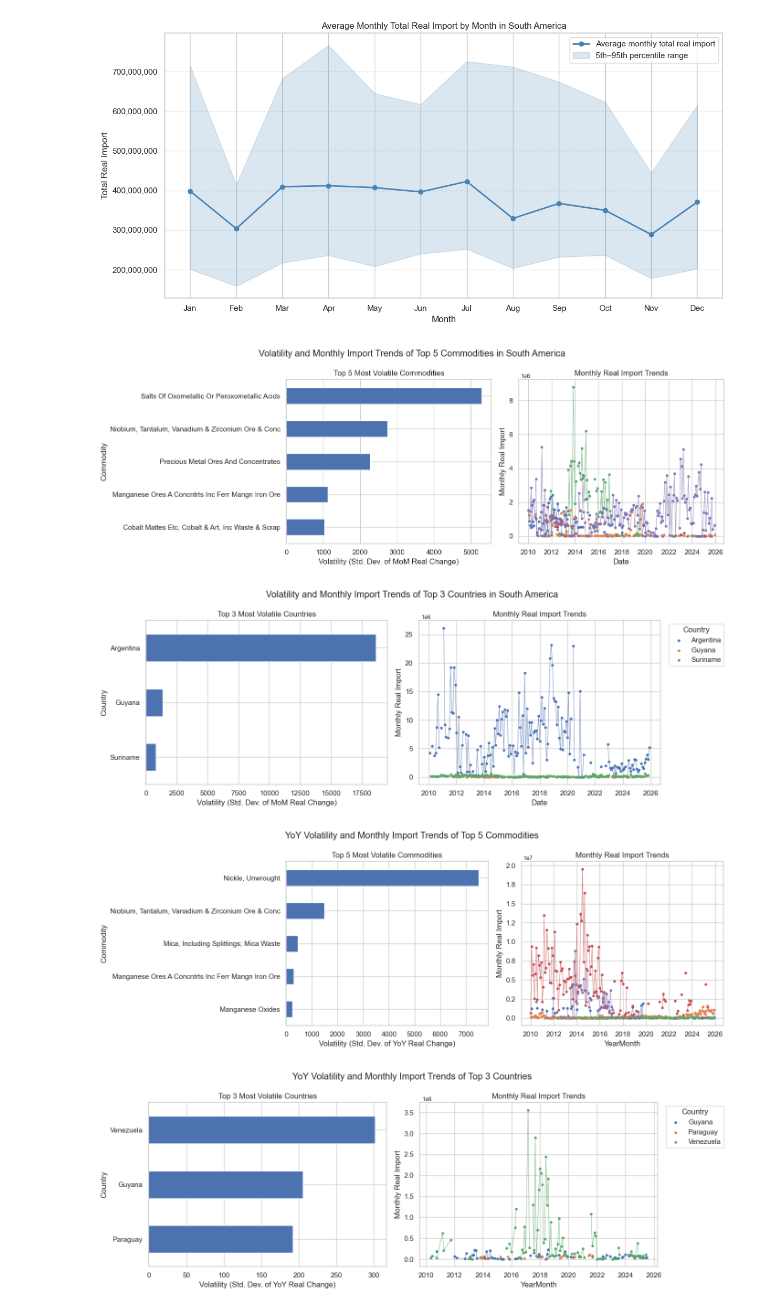
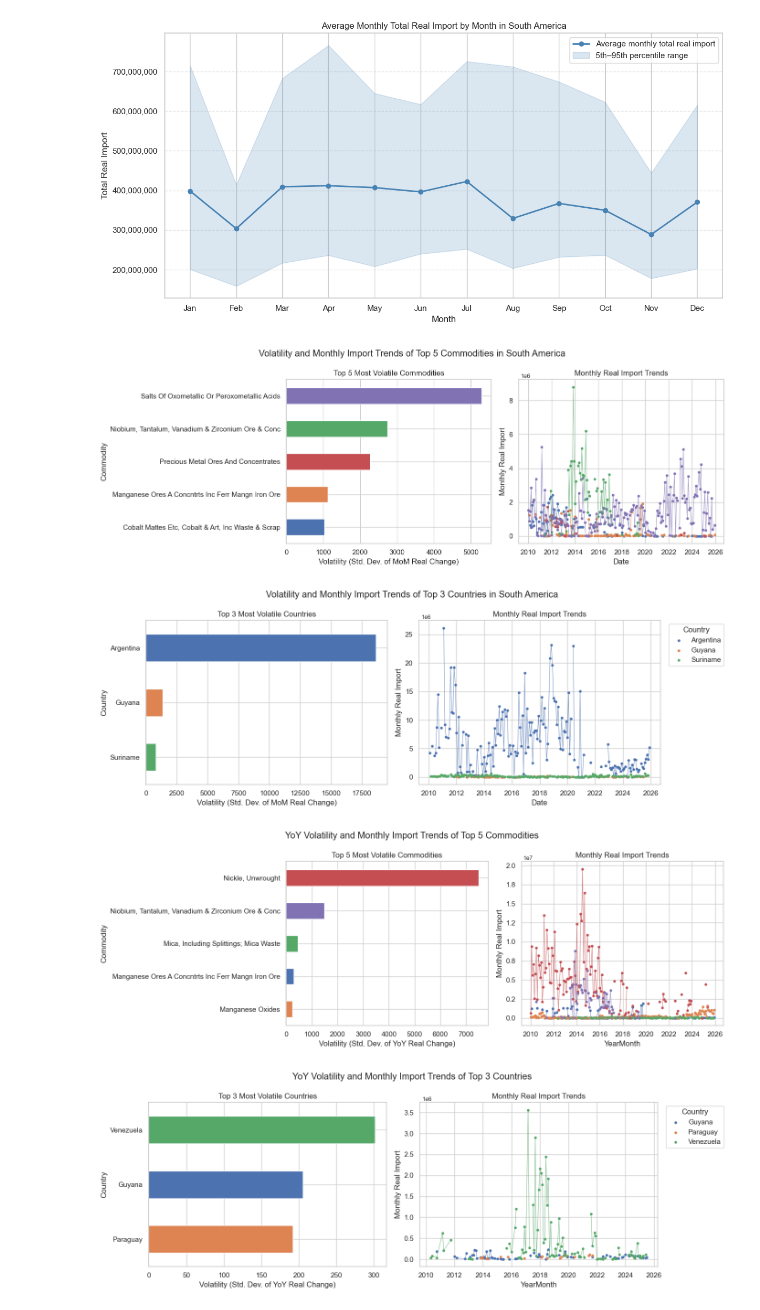
Before and after one commit to rutvikarnik5/Seed2s-Reveal-Unified-Methodology, a Jupyter notebook: Prospective Team/Data/Processed/south_america_visualizations.ipynb, the cells around one changed output. Cells and saved outputs as stored; diff of their text form; code cells hidden in the pictures.

Commit message:
fixed visuals 2

```diff
--- a/Prospective Team/Data/Processed/south_america_visualizations.ipynb
+++ b/Prospective Team/Data/Processed/south_america_visualizations.ipynb
@@ -549,9 +549,7 @@ mom_commodity = (
     .sort_index()
     .pct_change() * 100
 )
-
 volatility_commodity = mom_commodity.std().sort_values(ascending=False).head(5)
-
 top5_vol_names = volatility_commodity.index.tolist()
 top5_vol_ts = (
     df[df["Commodity Name"].isin(top5_vol_names)]
@@ -561,32 +559,30 @@ top5_vol_ts = (
     .sort_index()
 )
 
+colors = plt.rcParams["axes.prop_cycle"].by_key()["color"]
+
 fig, axes = plt.subplots(1, 2, figsize=(14, 5))
 fig.suptitle("Volatility and Monthly Import Trends of Top 5 Commodities in South America")
 
-# left: horizontal bar
-volatility_commodity[::-1].plot(kind="barh", ax=axes[0])
+color_map = {col: colors[i] for i, col in enumerate(top5_vol_ts.columns)}
+bar_colors = [color_map[c] for c in volatility_commodity[::-1].index]
+volatility_commodity[::-1].plot(kind="barh", ax=axes[0], color=bar_colors)
 axes[0].set_title("Top 5 Most Volatile Commodities")
 axes[0].set_xlabel("Volatility (Std. Dev. of MoM Real Change)")
 axes[0].set_ylabel("Commodity")
 
-# right: scatter/line per commodity
-colors = plt.rcParams["axes.prop_cycle"].by_key()["color"]
 for i, col in enumerate(top5_vol_ts.columns):
     axes[1].plot(top5_vol_ts.index, top5_vol_ts[col], linewidth=0.8,
                  color=colors[i], alpha=0.7)
-    axes[1].scatter(top5_vol_ts.index, top5_vol_ts[col], s=10,
-                    color=colors[i])
+    axes[1].scatter(top5_vol_ts.index, top5_vol_ts[col], s=10, color=colors[i])
 
 axes[1].set_title("Monthly Real Import Trends")
 axes[1].set_xlabel("Date")
 axes[1].set_ylabel("Monthly Real Import")
 axes[1].yaxis.set_major_formatter(mticker.FuncFormatter(lambda x, _: f"{x/1e6:.0f}"))
 axes[1].text(0.01, 1.01, "1e6", transform=axes[1].transAxes, fontsize=9)
-
 plt.tight_layout()
 plt.show()
-
 
 # ── Volatility: Top 3 Countries ────────────────────────────────────────────
 mom_country = (
@@ -596,9 +592,7 @@ mom_country = (
     .sort_index()
     .pct_change() * 100
 )
-
 volatility_country = mom_country.std().sort_values(ascending=False).head(3)
-
 top3_vol_country_names = volatility_country.index.tolist()
 top3_vol_country_ts = (
     df[df["Country"].isin(top3_vol_country_names)]
@@ -611,13 +605,13 @@ top3_vol_country_ts = (
 fig, axes = plt.subplots(1, 2, figsize=(14, 5))
 fig.suptitle("Volatility and Monthly Import Trends of Top 3 Countries in South America")
 
-# left: horizontal bar
-volatility_country[::-1].plot(kind="barh", ax=axes[0])
+country_color_map = {col: colors[i] for i, col in enumerate(top3_vol_country_ts.columns)}
+country_bar_colors = [country_color_map[c] for c in volatility_country[::-1].index]
+volatility_country[::-1].plot(kind="barh", ax=axes[0], color=country_bar_colors)
 axes[0].set_title("Top 3 Most Volatile Countries")
 axes[0].set_xlabel("Volatility (Std. Dev. of MoM Real Change)")
 axes[0].set_ylabel("Country")
 
-# right: scatter/line per country
 for i, col in enumerate(top3_vol_country_ts.columns):
     axes[1].plot(top3_vol_country_ts.index, top3_vol_country_ts[col],
                  linewidth=0.8, color=colors[i], alpha=0.7)
@@ -630,12 +624,11 @@ axes[1].set_ylabel("Monthly Real Import")
 axes[1].yaxis.set_major_formatter(mticker.FuncFormatter(lambda x, _: f"{x/1e6:.0f}"))
 axes[1].text(0.01, 1.01, "1e6", transform=axes[1].transAxes, fontsize=9)
 axes[1].legend(title="Country", bbox_to_anchor=(1.02, 1), loc="upper left")
-
 plt.tight_layout()
 plt.show()
 # %% [output]
-[figure, old version]
+[figure, new version]
-[figure, old version]
+[figure, new version]
 # %%
 # ── YoY Volatility: Top 5 Commodities ─────────────────────────────────────
 yoy_commodity = (
@@ -645,9 +638,7 @@ yoy_commodity = (
     .sort_index()
     .pct_change() * 100
 )
-
 yoy_vol_commodity = yoy_commodity.std().sort_values(ascending=False).head(5)
-
 top5_yoy_names = yoy_vol_commodity.index.tolist()
 top5_yoy_ts = (
     df[df["Commodity Name"].isin(top5_yoy_names)]
@@ -657,15 +648,18 @@ top5_yoy_ts = (
     .sort_index()
 )
 
+colors = plt.rcParams["axes.prop_cycle"].by_key()["color"]
+
 fig, axes = plt.subplots(1, 2, figsize=(14, 5))
 fig.suptitle("YoY Volatility and Monthly Import Trends of Top 5 Commodities")
 
-yoy_vol_commodity[::-1].plot(kind="barh", ax=axes[0])
+yoy_color_map = {col: colors[i] for i, col in enumerate(top5_yoy_ts.columns)}
+yoy_bar_colors = [yoy_color_map[c] for c in yoy_vol_commodity[::-1].index]
+yoy_vol_commodity[::-1].plot(kind="barh", ax=axes[0], color=yoy_bar_colors)
 axes[0].set_title("Top 5 Most Volatile Commodities")
 axes[0].set_xlabel("Volatility (Std. Dev. of YoY Real Change)")
 axes[0].set_ylabel("Commodity")
 
-colors = plt.rcParams["axes.prop_cycle"].by_key()["color"]
 for i, col in enumerate(top5_yoy_ts.columns):
     axes[1].plot(top5_yoy_ts.index, top5_yoy_ts[col], linewidth=0.8,
                  color=colors[i], alpha=0.7)
@@ -676,10 +670,8 @@ axes[1].set_xlabel("YearMonth")
 axes[1].set_ylabel("Monthly Real Import")
 axes[1].yaxis.set_major_formatter(mticker.FuncFormatter(lambda x, _: f"{x/1e7:.1f}"))
 axes[1].text(0.01, 1.01, "1e7", transform=axes[1].transAxes, fontsize=9)
-
 plt.tight_layout()
 plt.show()
-
 
 # ── YoY Volatility: Top 3 Countries ───────────────────────────────────────
 yoy_country = (
@@ -689,41 +681,40 @@ yoy_country = (
     .sort_index()
     .pct_change() * 100
 )
-
 yoy_vol_country = yoy_country.std().sort_values(ascending=False).head(3)
-
 top3_yoy_country_names = yoy_vol_country.index.tolist()
 top3_yoy_country_ts = (
     df[df["Country"].isin(top3_yoy_country_names)]
     .groupby(["YearMonth", "Country"])["Real Value"]
     .sum()
     .unstack()
     .sort_index()
 )
 
 fig, axes = plt.subplots(1, 2, figsize=(14, 5))
 fig.suptitle("YoY Volatility and Monthly Import Trends of Top 3 Countries")
 
-yoy_vol_country[::-1].plot(kind="barh", ax=axes[0])
+yoy_country_color_map = {col: colors[i] for i, col in enumerate(top3_yoy_country_ts.columns)}
+yoy_country_bar_colors = [yoy_country_color_map[c] for c in yoy_vol_country[::-1].index]
+yoy_vol_country[::-1].plot(kind="barh", ax=axes[0], color=yoy_country_bar_colors)
 axes[0].set_title("Top 3 Most Volatile Countries")
 axes[0].set_xlabel("Volatility (Std. Dev. of YoY Real Change)")
 axes[0].set_ylabel("Country")
 
 for i, col in enumerate(top3_yoy_country_ts.columns):
     axes[1].plot(top3_yoy_country_ts.index, top3_yoy_country_ts[col],
                  linewidth=0.8, color=colors[i], alpha=0.7)
     axes[1].scatter(top3_yoy_country_ts.index, top3_yoy_country_ts[col],
                     s=10, color=colors[i], label=col)
 
 axes[1].set_title("Monthly Real Import Trends")
 axes[1].set_xlabel("YearMonth")
 axes[1].set_ylabel("Monthly Real Import")
 axes[1].yaxis.set_major_formatter(mticker.FuncFormatter(lambda x, _: f"{x/1e6:.1f}"))
 axes[1].text(0.01, 1.01, "1e6", transform=axes[1].transAxes, fontsize=9)
 axes[1].legend(title="Country", bbox_to_anchor=(1.02, 1), loc="upper left")
-
 plt.tight_layout()
 plt.show()
 # %% [output]
-[figure, old version]
+[figure, new version]
-[figure, old version]
+[figure, new version]
```
